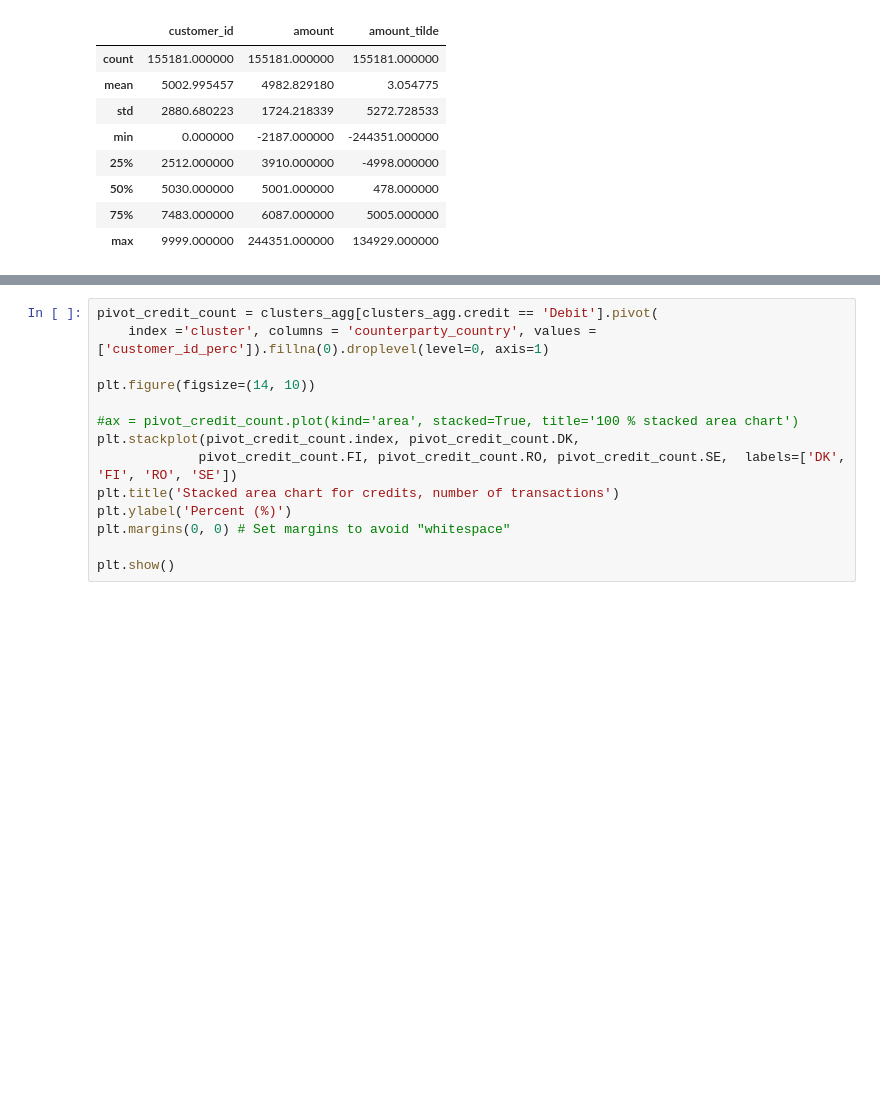
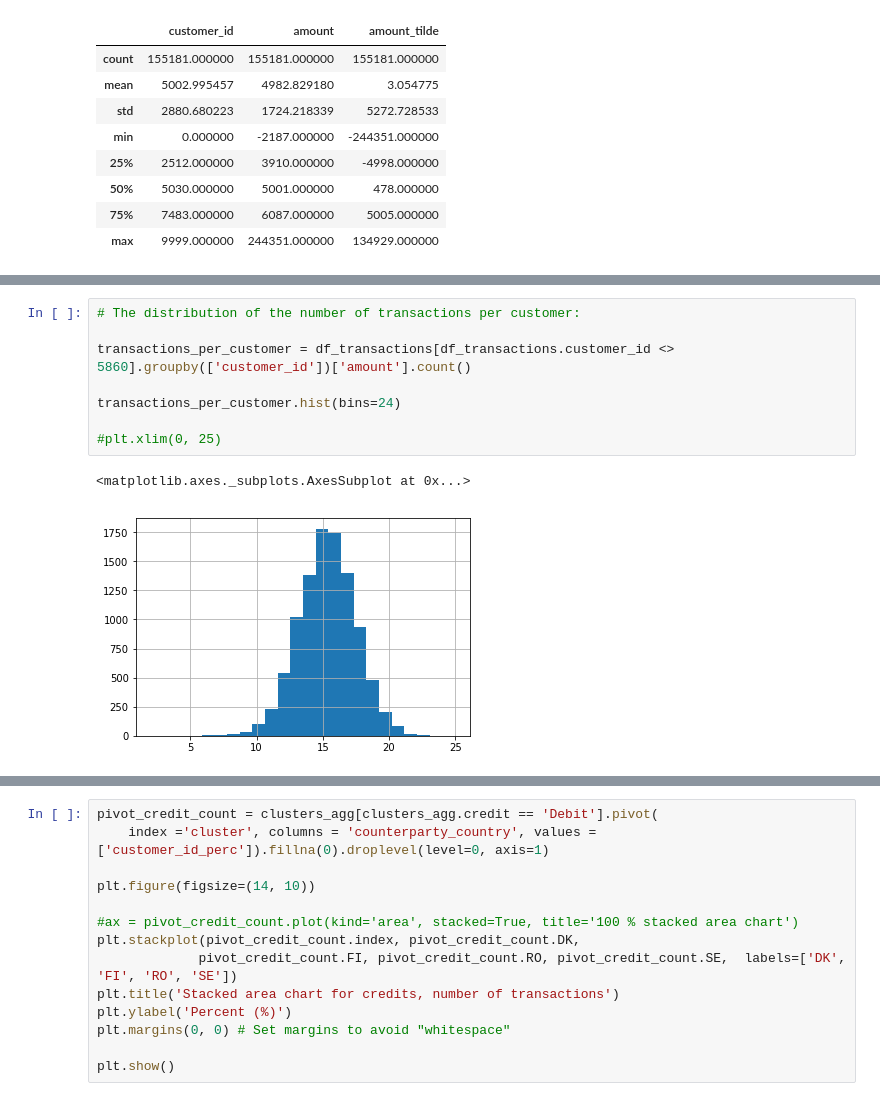
Before and after one commit to maurizio-ragusa/outlier_analysis, a Jupyter notebook: outlier_analysis.ipynb, the cells around one changed output, grey strips where cells are left out. Saved outputs shown, nothing was run; the diff lists cells and outputs as text; blank space fills up the shorter version.

```diff
--- a/outlier_analysis.ipynb
+++ b/outlier_analysis.ipynb
@@ -220,0 +59,11 @@ plt.show()
+# %%
+# The distribution of the number of transactions per customer:
+
+transactions_per_customer = df_transactions[df_transactions.customer_id <> 5860].groupby(['customer_id'])['amount'].count()
+
+transactions_per_customer.hist(bins=24)
+
+#plt.xlim(0, 25)
+# %% [output]
+<matplotlib.axes._subplots.AxesSubplot at 0x...>
+[figure, added]
```
Also changed, not shown: parts of 109 cells of this notebook.
